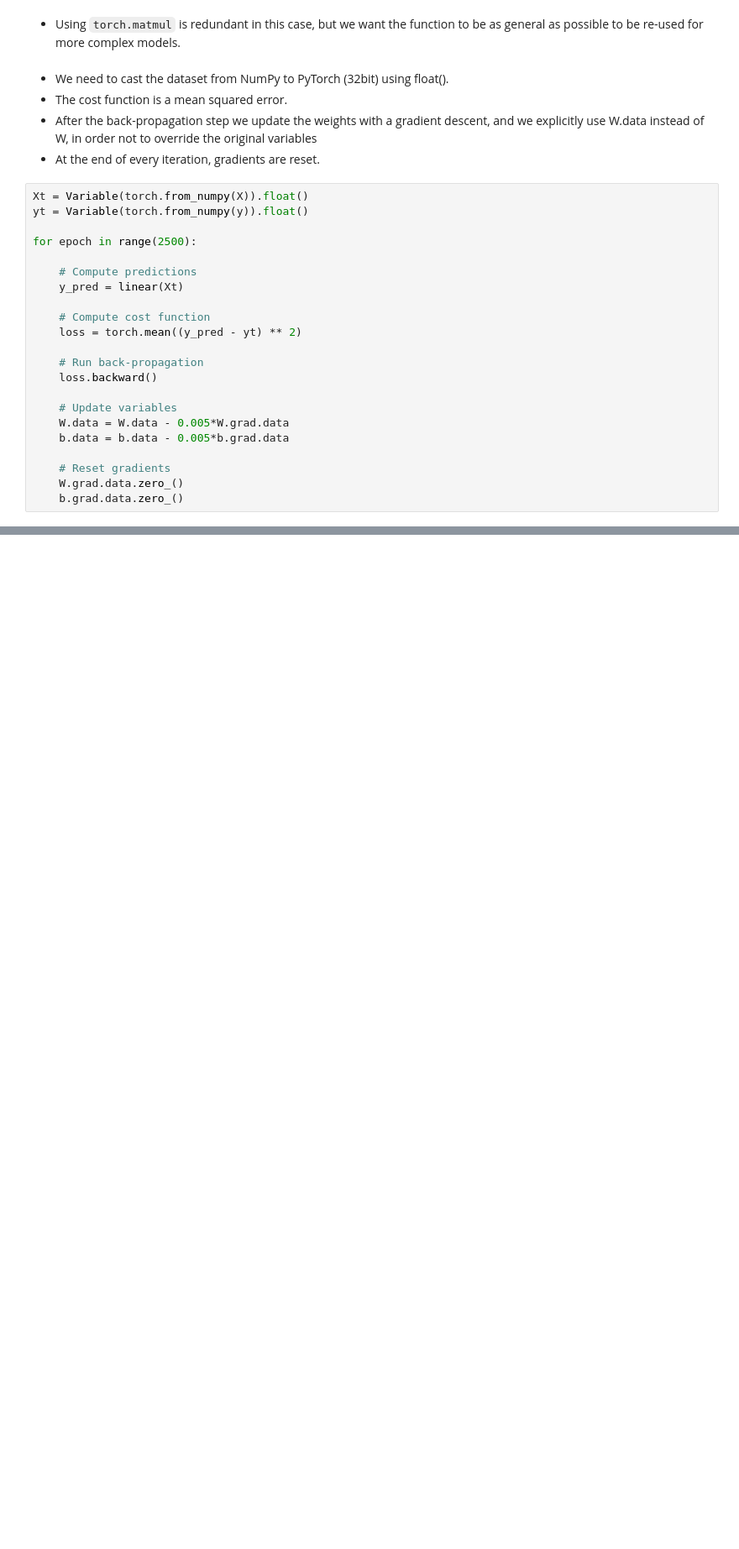
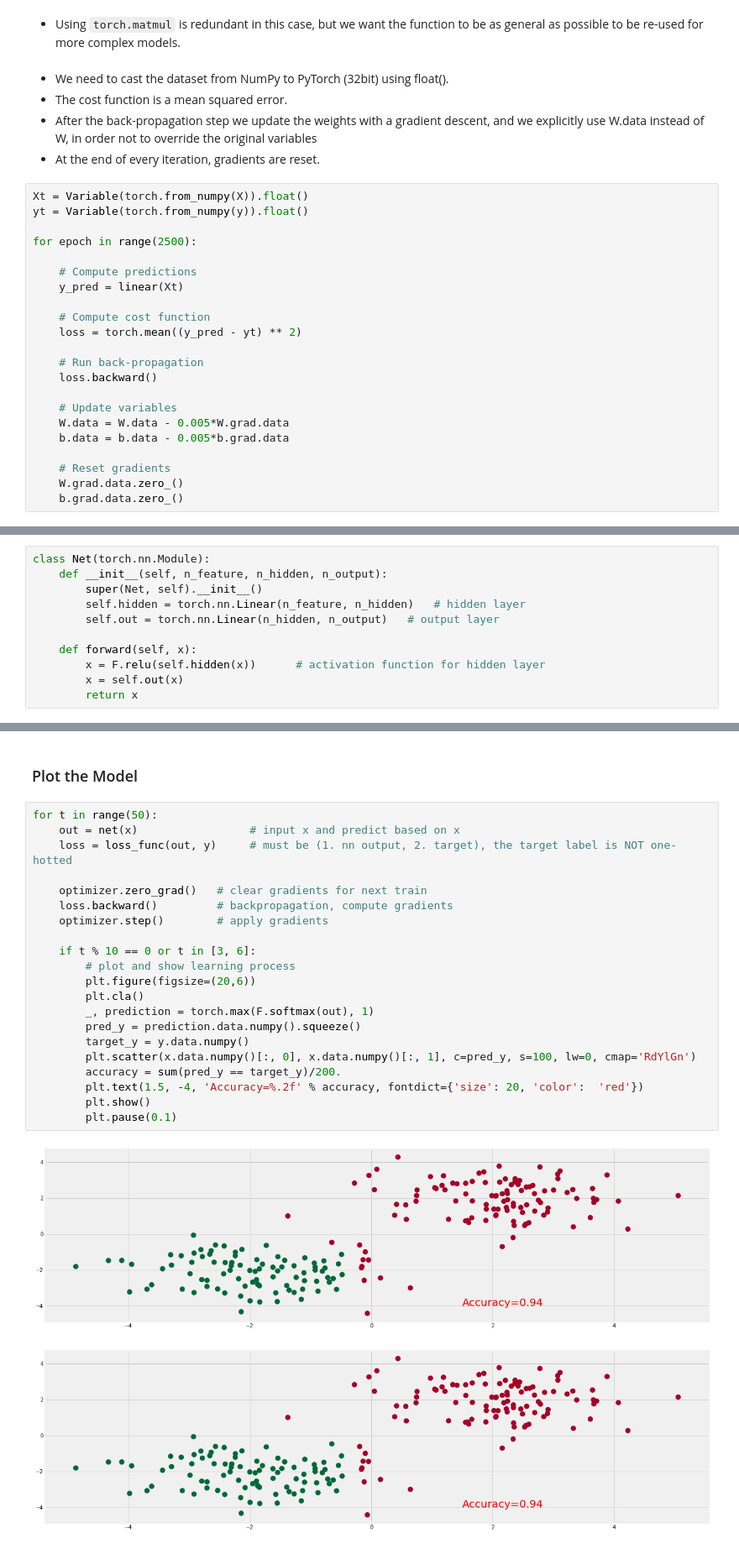
Before and after one commit to Lplenka/PyTorch-Tutorial, a Jupyter notebook: Neural Networks.ipynb, the cells around one changed output, grey strips where cells are left out. Shown at 84% size. Drawn from its saved outputs; the diff is of its cells as text; blank space fills up the shorter version.

```diff
--- a/Neural Networks.ipynb
+++ b/Neural Networks.ipynb
@@ -88,0 +201,11 @@ for epoch in range(2500):
+# %%
+class Net(torch.nn.Module):
+    def __init__(self, n_feature, n_hidden, n_output):
+        super(Net, self).__init__()
+        self.hidden = torch.nn.Linear(n_feature, n_hidden)   # hidden layer
+        self.out = torch.nn.Linear(n_hidden, n_output)   # output layer
+
+    def forward(self, x):
+        x = F.relu(self.hidden(x))      # activation function for hidden layer
+        x = self.out(x)
+        return x
@@ -88,0 +228,26 @@ for epoch in range(2500):
+# %% [markdown]
+### Plot the Model
+# %%
+for t in range(50):
+    out = net(x)                 # input x and predict based on x
+    loss = loss_func(out, y)     # must be (1. nn output, 2. target), the target label is NOT one-hotted
+
+    optimizer.zero_grad()   # clear gradients for next train
+    loss.backward()         # backpropagation, compute gradients
+    optimizer.step()        # apply gradients
+
+    if t % 10 == 0 or t in [3, 6]:
+        # plot and show learning process
+        plt.figure(figsize=(20,6))
+        plt.cla()
+        _, prediction = torch.max(F.softmax(out), 1)
+        pred_y = prediction.data.numpy().squeeze()
+        target_y = y.data.numpy()
+        plt.scatter(x.data.numpy()[:, 0], x.data.numpy()[:, 1], c=pred_y, s=100, lw=0, cmap='RdYlGn')
+        accuracy = sum(pred_y == target_y)/200.
+        plt.text(1.5, -4, 'Accuracy=%.2f' % accuracy, fontdict={'size': 20, 'color':  'red'})
+        plt.show()
+        plt.pause(0.1)
+# %% [output]
+[figure, added]
+[figure, added]
```
Also changed, not shown: parts of 23 cells of this notebook.
